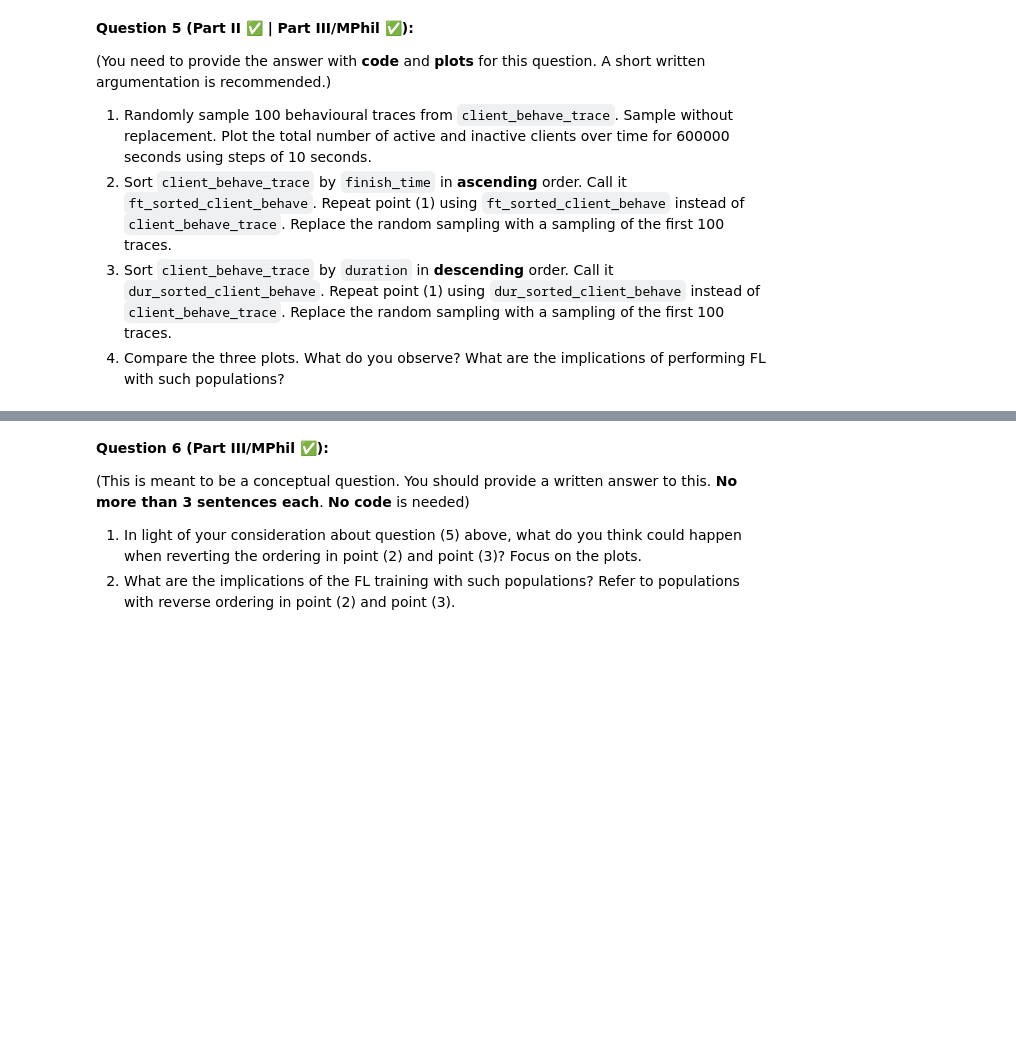
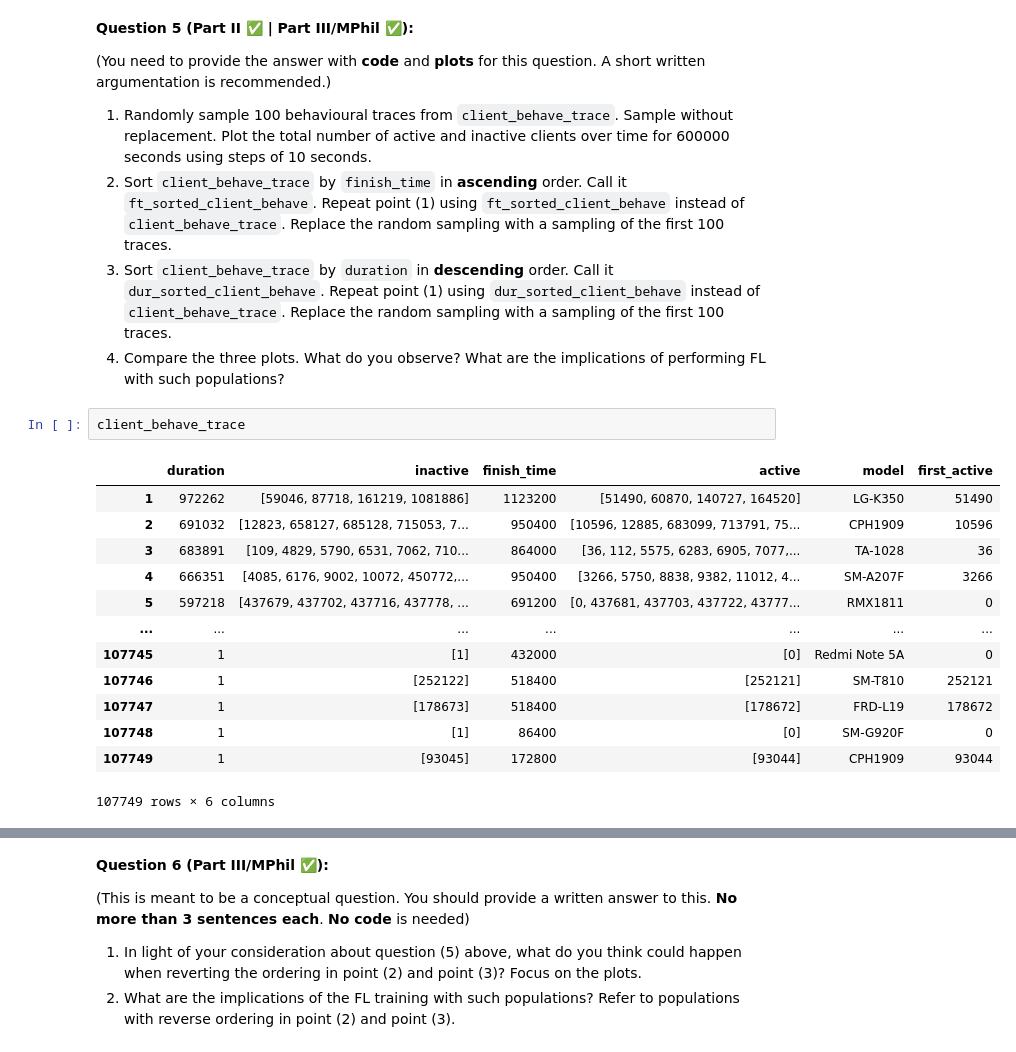
Before and after one commit to Tyv217/L361-Federated-Learning, a Jupyter notebook: labs/L361_Lab_3_Devices_Heterogeneity.ipynb, the cells around one changed output, grey strips where cells are left out. Cells and saved outputs as stored; diff of their text form; blank space fills up the shorter version.

```diff
--- a/labs/L361_Lab_3_Devices_Heterogeneity.ipynb
+++ b/labs/L361_Lab_3_Devices_Heterogeneity.ipynb
@@ -508,3 +556,19 @@ plt.show()
 2. Sort `client_behave_trace` by `finish_time` in **ascending** order. Call it `ft_sorted_client_behave`. Repeat point (1) using `ft_sorted_client_behave` instead of `client_behave_trace`. Replace the random sampling with a sampling of the first 100 traces.
 3. Sort `client_behave_trace` by `duration` in **descending** order. Call it `dur_sorted_client_behave`. Repeat point (1) using `dur_sorted_client_behave` instead of `client_behave_trace`. Replace the random sampling with a sampling of the first 100 traces.
 4. Compare the three plots. What do you observe? What are the implications of performing FL with such populations?
+# %%
+client_behave_trace
+# %% [output]
+|  | duration | inactive | finish_time | active | model | first_active |
+| 1 | 972262 | [59046, 87718, 161219, 1081886] | 1123200 | [51490, 60870, 140727, 164520] | LG-K350 | 51490 |
+| 2 | 691032 | [12823, 658127, 685128, 715053, 7... | 950400 | [10596, 12885, 683099, 713791, 75... | CPH1909 | 10596 |
+| 3 | 683891 | [109, 4829, 5790, 6531, 7062, 710... | 864000 | [36, 112, 5575, 6283, 6905, 7077,... | TA-1028 | 36 |
+| 4 | 666351 | [4085, 6176, 9002, 10072, 450772,... | 950400 | [3266, 5750, 8838, 9382, 11012, 4... | SM-A207F | 3266 |
+| 5 | 597218 | [437679, 437702, 437716, 437778, ... | 691200 | [0, 437681, 437703, 437722, 43777... | RMX1811 | 0 |
+| ... | ... | ... | ... | ... | ... | ... |
+| 107745 | 1 | [1] | 432000 | [0] | Redmi Note 5A | 0 |
+| 107746 | 1 | [252122] | 518400 | [252121] | SM-T810 | 252121 |
+| 107747 | 1 | [178673] | 518400 | [178672] | FRD-L19 | 178672 |
+| 107748 | 1 | [1] | 86400 | [0] | SM-G920F | 0 |
+| 107749 | 1 | [93045] | 172800 | [93044] | CPH1909 | 93044 |
+107749 rows × 6 columns
```
Also changed, not shown: parts of 15 cells of this notebook.
